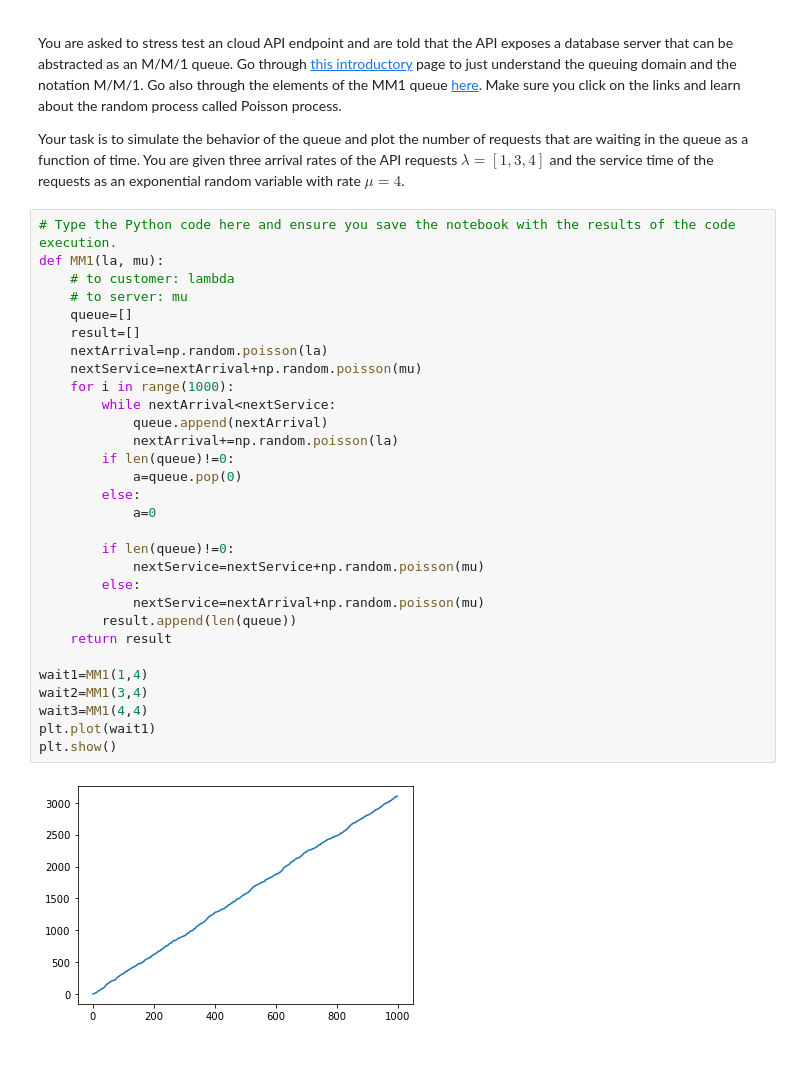
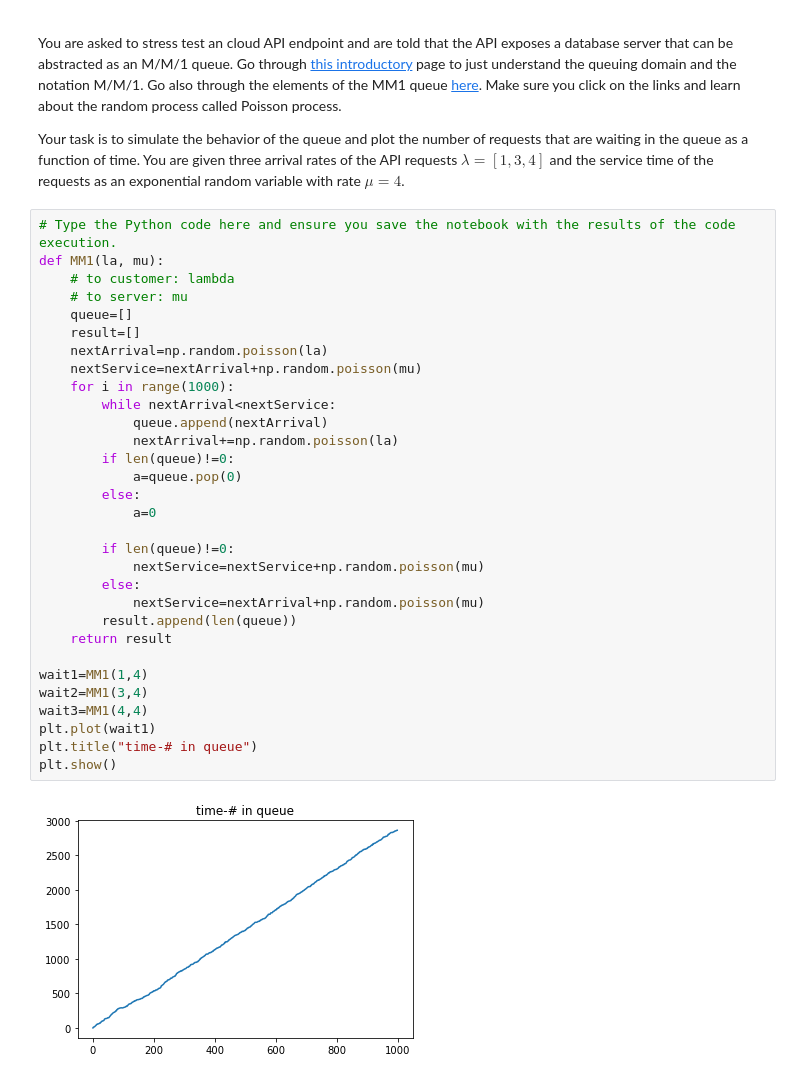
Before and after one commit to metaknightccc/cs-uy-4613-assignments, a Jupyter notebook: hw1.ipynb, the cells around one changed output. Cells and saved outputs as stored; diff of their text form.

Commit message:
add title

```diff
--- a/hw1.ipynb
+++ b/hw1.ipynb
@@ -102,33 +101,34 @@ Your task is to simulate the behavior of the queue and plot the number of reques
 # Type the Python code here and ensure you save the notebook with the results of the code execution.
 def MM1(la, mu):
     # to customer: lambda
     # to server: mu
     queue=[]
     result=[]
     nextArrival=np.random.poisson(la)
     nextService=nextArrival+np.random.poisson(mu)
     for i in range(1000):
         while nextArrival<nextService:
             queue.append(nextArrival)
             nextArrival+=np.random.poisson(la)
         if len(queue)!=0:
             a=queue.pop(0)
         else:
             a=0
 
         if len(queue)!=0:
             nextService=nextService+np.random.poisson(mu)
         else:
             nextService=nextArrival+np.random.poisson(mu)
         result.append(len(queue))
     return result
 
 wait1=MM1(1,4)
 wait2=MM1(3,4)
 wait3=MM1(4,4)
 plt.plot(wait1)
+plt.title("time-# in queue")
 plt.show()
 # %% [output]
-[figure, old version]
+[figure, new version]
 # %%
 plt.plot(wait2)
```
Also changed, not shown: parts of 4 cells of this notebook.
